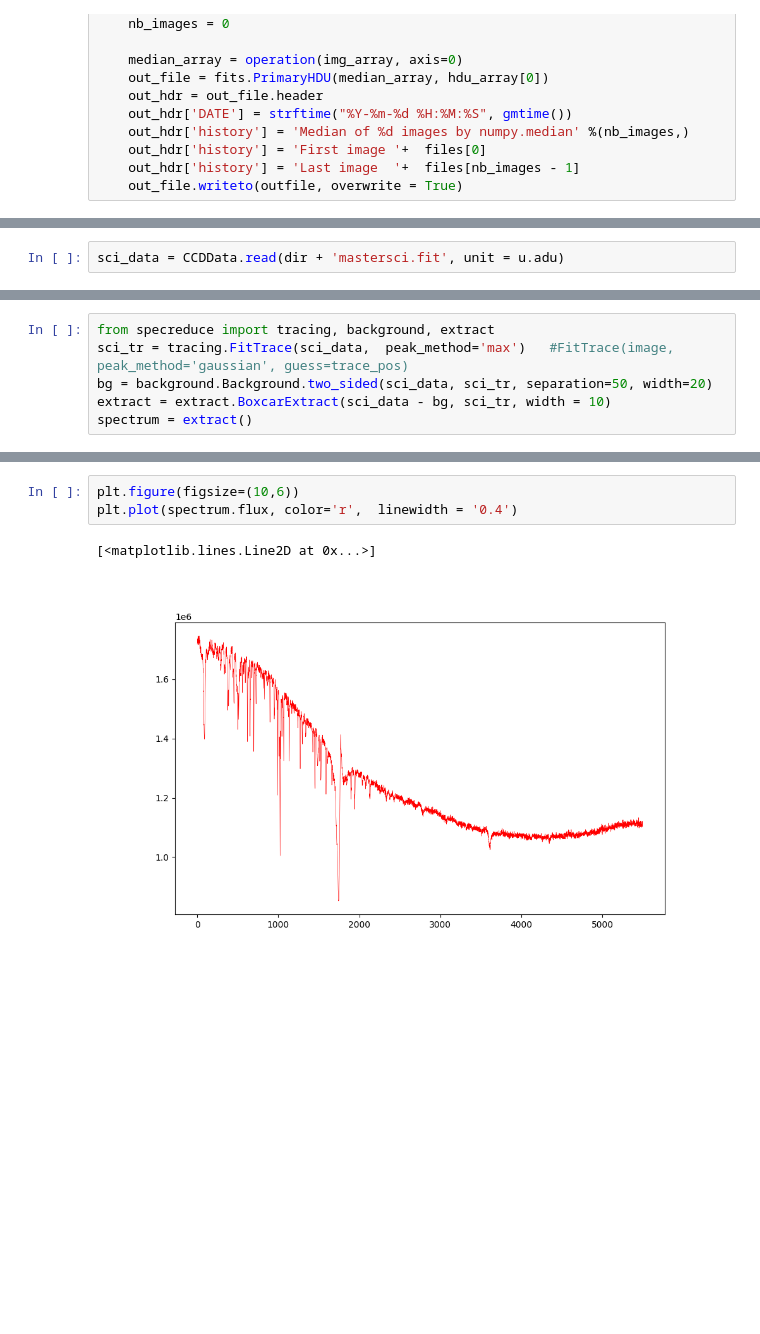
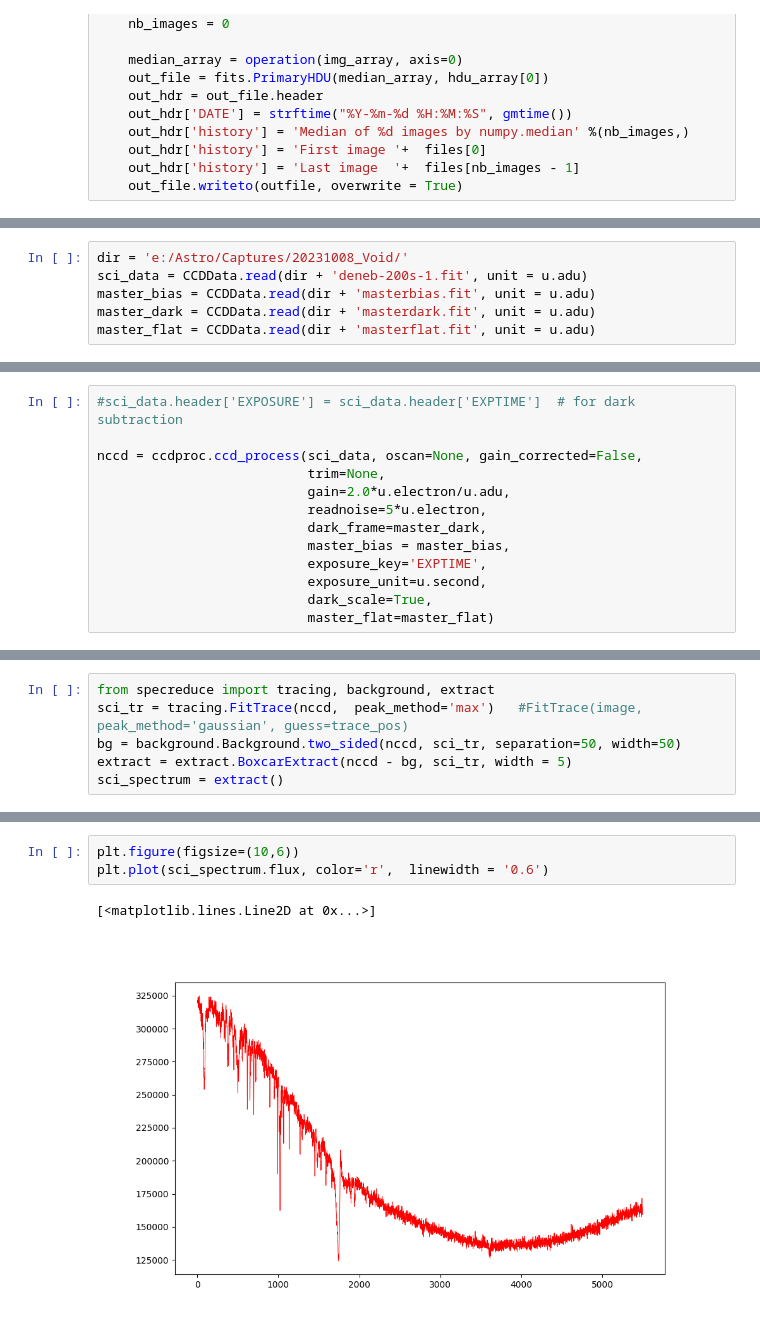
Before and after one commit to plouis35/EasyAstro, a Jupyter notebook: easytools/tests.ipynb, the cells around one changed output, grey strips where cells are left out. Cells and saved outputs as stored; diff of their text form; blank space fills up the shorter version.

```diff
--- a/easytools/tests.ipynb
+++ b/easytools/tests.ipynb
@@ -219,4 +190,8 @@ combine_fits(biasfiles, np.median, dir + 'masterdark.fit')
 # %%
-sci_data = CCDData.read(dir + 'mastersci.fit', unit = u.adu)
+dir = 'e:/Astro/Captures/20231008_Void/'
+sci_data = CCDData.read(dir + 'deneb-200s-1.fit', unit = u.adu)
+master_bias = CCDData.read(dir + 'masterbias.fit', unit = u.adu)
+master_dark = CCDData.read(dir + 'masterdark.fit', unit = u.adu)
+master_flat = CCDData.read(dir + 'masterflat.fit', unit = u.adu)
 # %% [output]
 INFO: using the unit adu passed to the FITS reader instead of the unit adu in the FITS file. [astropy.nddata.ccddata]
@@ -223,2 +204,15 @@ INFO: using the unit adu passed to the FITS reader instead of the unit adu in th
+# %%
+#sci_data.header['EXPOSURE'] = sci_data.header['EXPTIME']  # for dark subtraction
+
+nccd = ccdproc.ccd_process(sci_data, oscan=None, gain_corrected=False,
+                           trim=None,
+                           gain=2.0*u.electron/u.adu,
+                           readnoise=5*u.electron,
+                           dark_frame=master_dark,
+                           master_bias = master_bias,
+                           exposure_key='EXPTIME',
+                           exposure_unit=u.second,
+                           dark_scale=True,
+                           master_flat=master_flat)
 # %%
 plt.figure(figsize=(10,6))
@@ -231,6 +235,6 @@ cb = plt.colorbar()
 # %%
 from specreduce import tracing, background, extract
-sci_tr = tracing.FitTrace(sci_data,  peak_method='max')   #FitTrace(image, peak_method='gaussian', guess=trace_pos)
-bg = background.Background.two_sided(sci_data, sci_tr, separation=50, width=20)
-extract = extract.BoxcarExtract(sci_data - bg, sci_tr, width = 10)
-spectrum = extract()
+sci_tr = tracing.FitTrace(nccd,  peak_method='max')   #FitTrace(image, peak_method='gaussian', guess=trace_pos)
+bg = background.Background.two_sided(nccd, sci_tr, separation=50, width=50)
+extract = extract.BoxcarExtract(nccd - bg, sci_tr, width = 5)
+sci_spectrum = extract()
@@ -248,6 +254,6 @@ cb = plt.colorbar()
 # %%
 plt.figure(figsize=(10,6))
-plt.plot(spectrum.flux, color='r',  linewidth = '0.4')
+plt.plot(sci_spectrum.flux, color='r',  linewidth = '0.6')
 # %% [output]
 [<matplotlib.lines.Line2D at 0x...>]
-[figure, old version]
+[figure, new version]
```
Also changed, not shown: parts of 13 cells of this notebook, 25 other files.
